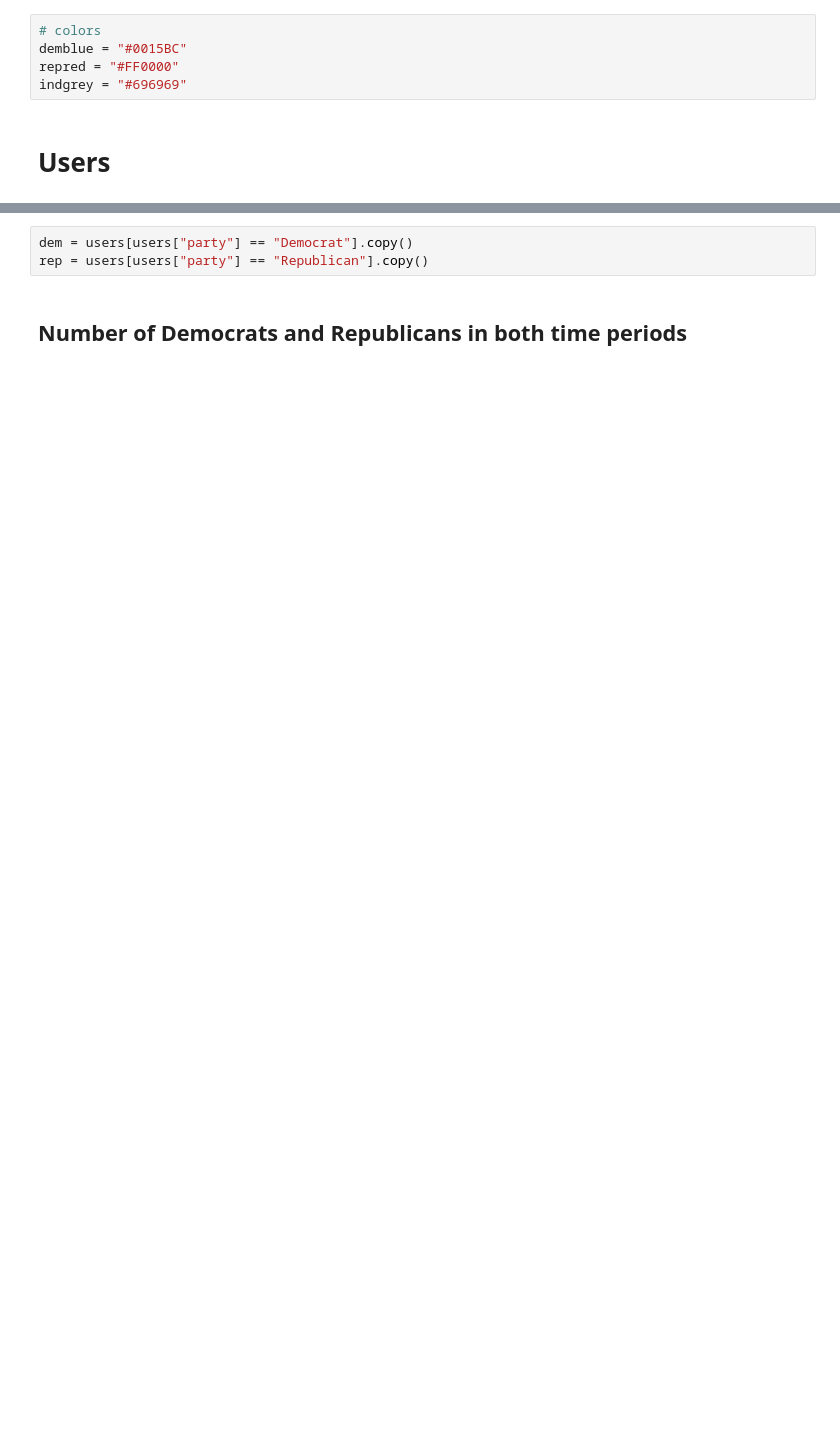
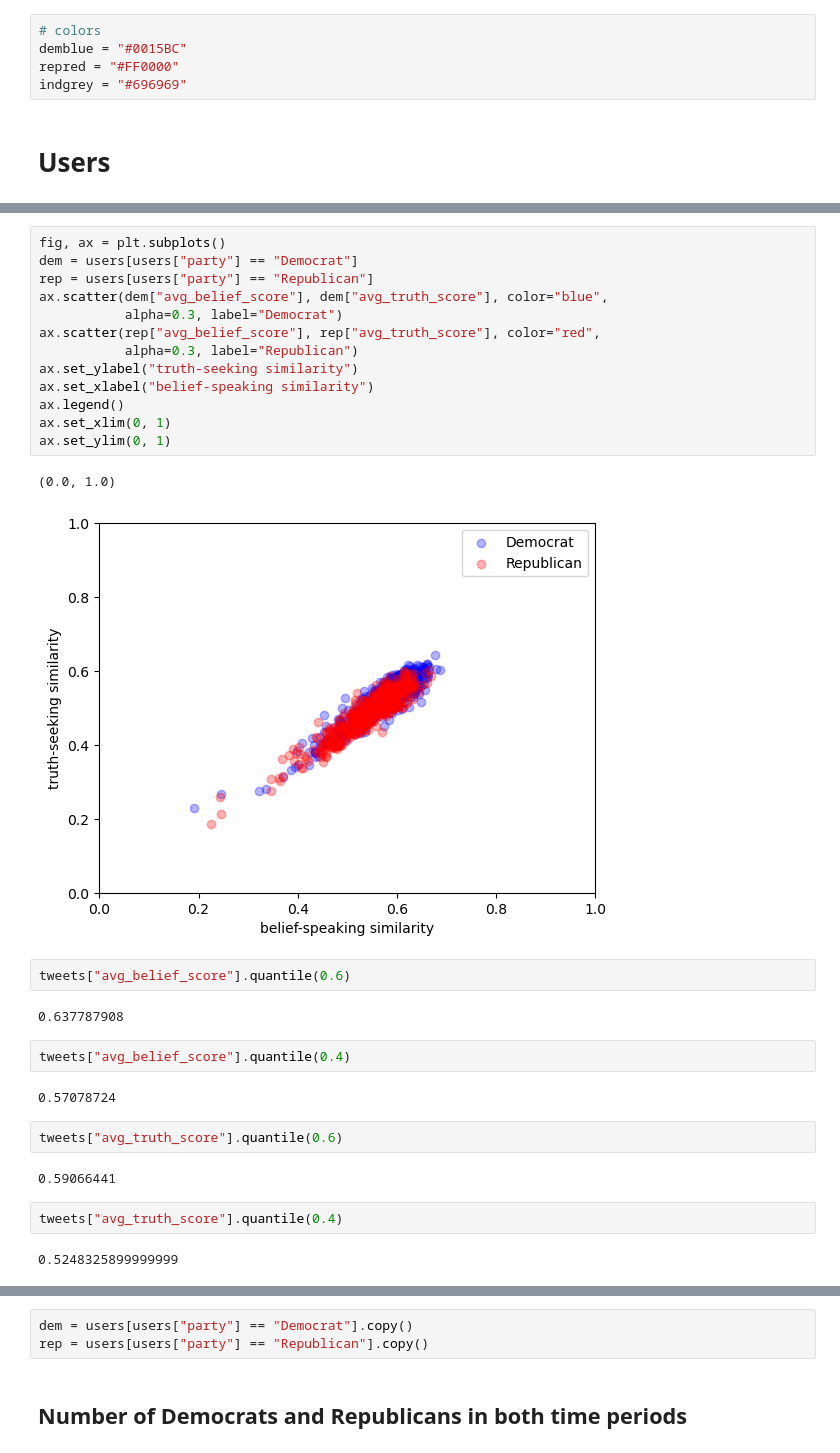
Before and after one commit to JanaLasser/new-ontology-of-truth, a Jupyter notebook: code/analysis/descriptive_dataset_statistics.ipynb, the cells around one changed output, grey strips where cells are left out. Drawn from its saved outputs; the diff is of its cells as text; blank space fills up the shorter version.

```diff
--- a/code/analysis/descriptive_dataset_statistics.ipynb
+++ b/code/analysis/descriptive_dataset_statistics.ipynb
@@ -27,0 +29,32 @@ users.head(2)
+# %%
+fig, ax = plt.subplots()
+dem = users[users["party"] == "Democrat"]
+rep = users[users["party"] == "Republican"]
+ax.scatter(dem["avg_belief_score"], dem["avg_truth_score"], color="blue",
+           alpha=0.3, label="Democrat")
+ax.scatter(rep["avg_belief_score"], rep["avg_truth_score"], color="red",
+           alpha=0.3, label="Republican")
+ax.set_ylabel("truth-seeking similarity")
+ax.set_xlabel("belief-speaking similarity")
+ax.legend()
+ax.set_xlim(0, 1)
+ax.set_ylim(0, 1)
+# %% [output]
+(0.0, 1.0)
+[figure, added]
+# %%
+tweets["avg_belief_score"].quantile(0.6)
+# %% [output]
+0.637787908
+# %%
+tweets["avg_belief_score"].quantile(0.4)
+# %% [output]
+0.57078724
+# %%
+tweets["avg_truth_score"].quantile(0.6)
+# %% [output]
+0.59066441
+# %%
+tweets["avg_truth_score"].quantile(0.4)
+# %% [output]
+0.5248325899999999
```
Also changed, not shown: parts of 55 cells of this notebook, 54 other files.
